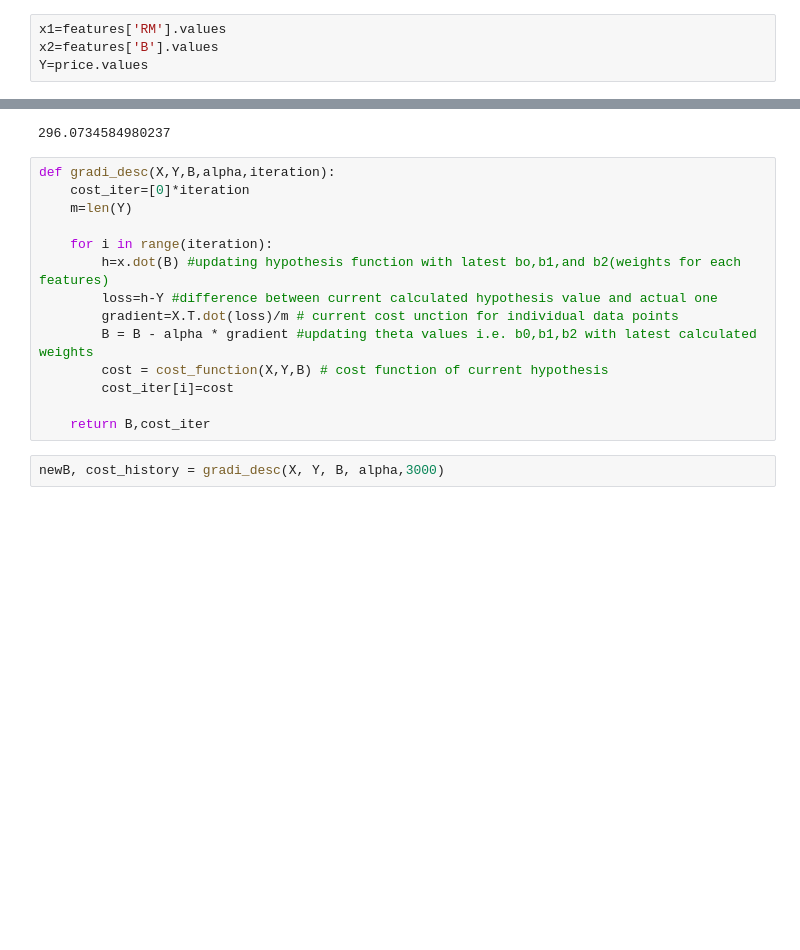
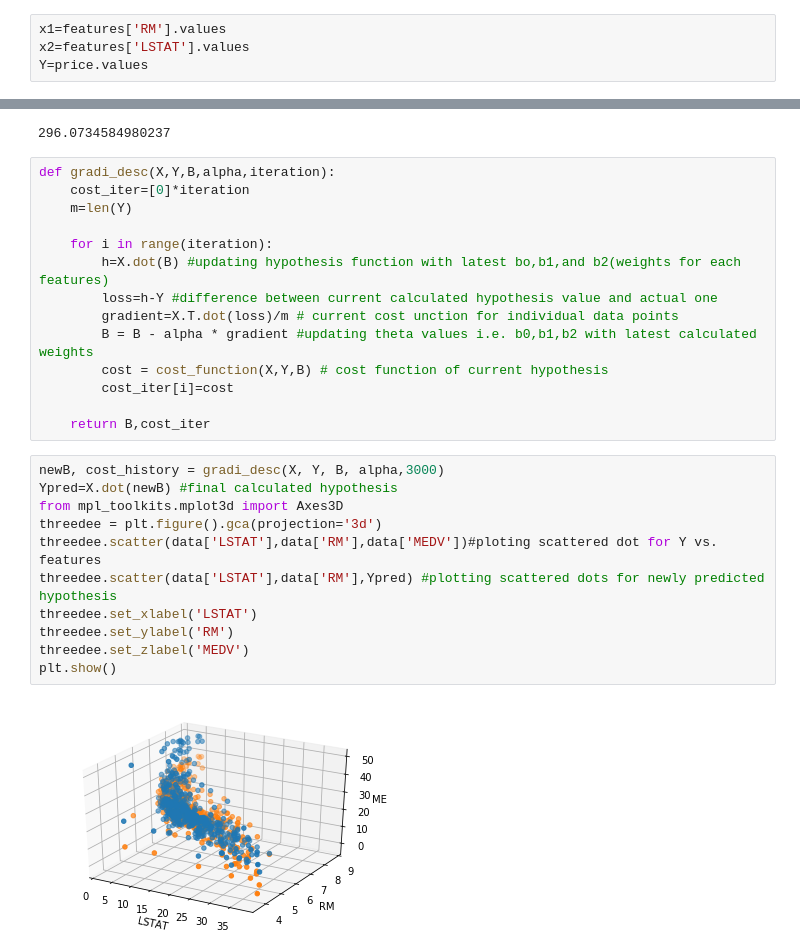
Before and after one commit to gentilhimal/Machine-Learning, a Jupyter notebook: question1.ipynb, the cells around one changed output, grey strips where cells are left out. Drawn from its saved outputs; the diff is of its cells as text; blank space fills up the shorter version.

```diff
--- a/question1.ipynb
+++ b/question1.ipynb
@@ -30,6 +29,6 @@ features.head()
 # %%
 x1=features['RM'].values
-x2=features['B'].values
+x2=features['LSTAT'].values
 Y=price.values
 # %%
 m = len(Y)
@@ -54,7 +53,7 @@ def gradi_desc(X,Y,B,alpha,iteration):
     m=len(Y)
 
     for i in range(iteration):
-        h=x.dot(B) #updating hypothesis function with latest bo,b1,and b2(weights for each features)
+        h=X.dot(B) #updating hypothesis function with latest bo,b1,and b2(weights for each features)
         loss=h-Y #difference between current calculated hypothesis value and actual one
         gradient=X.T.dot(loss)/m # current cost unction for individual data points
         B = B - alpha * gradient #updating theta values i.e. b0,b1,b2 with latest calculated weights
@@ -62,5 +61,16 @@ def gradi_desc(X,Y,B,alpha,iteration):
         cost_iter[i]=cost
 
     return B,cost_iter
-# %%
-newB, cost_history = gradi_desc(X, Y, B, alpha,3000)
+# %%
+newB, cost_history = gradi_desc(X, Y, B, alpha,3000)
+Ypred=X.dot(newB) #final calculated hypothesis
+from mpl_toolkits.mplot3d import Axes3D
+threedee = plt.figure().gca(projection='3d')
+threedee.scatter(data['LSTAT'],data['RM'],data['MEDV'])#ploting scattered dot for Y vs. features
+threedee.scatter(data['LSTAT'],data['RM'],Ypred) #plotting scattered dots for newly predicted hypothesis
+threedee.set_xlabel('LSTAT')
+threedee.set_ylabel('RM')
+threedee.set_zlabel('MEDV')
+plt.show()
+# %% [output]
+[figure, added]
```
Also changed, not shown: parts of 4 cells of this notebook, 2 other files.
